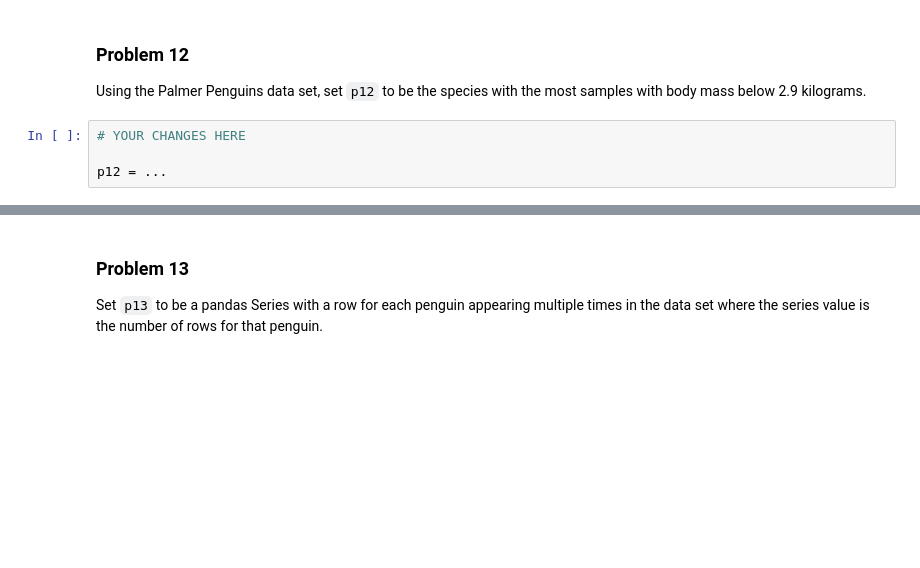
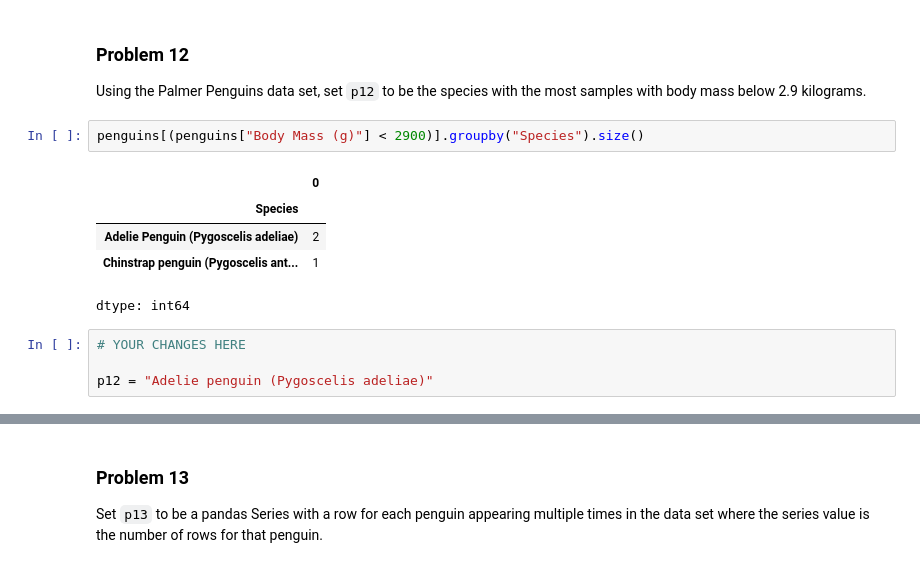
Before and after one commit to salil82/dx602-homework-09, a Jupyter notebook: homework.ipynb, the cells around one changed output, grey strips where cells are left out. Drawn from its saved outputs; the diff is of its cells as text; blank space fills up the shorter version.

```diff
--- a/homework.ipynb
+++ b/homework.ipynb
@@ -335,10 +373,18 @@ p11
 ### Problem 12
 
 Using the Palmer Penguins data set, set `p12` to be the species with the most samples with body mass below 2.9 kilograms.
+# %%
+penguins[(penguins["Body Mass (g)"] < 2900)].groupby("Species").size()
+# %% [output]
+|  | 0 |
+| Species |  |
+| Adelie Penguin (Pygoscelis adeliae) | 2 |
+| Chinstrap penguin (Pygoscelis ant... | 1 |
+dtype: int64
 # %%
 # YOUR CHANGES HERE
 
-p12 = ...
+p12 = "Adelie penguin (Pygoscelis adeliae)"
 # %%
 # what stats could you use to check this answer?
 
```
Also changed, not shown: parts of 25 cells of this notebook.
